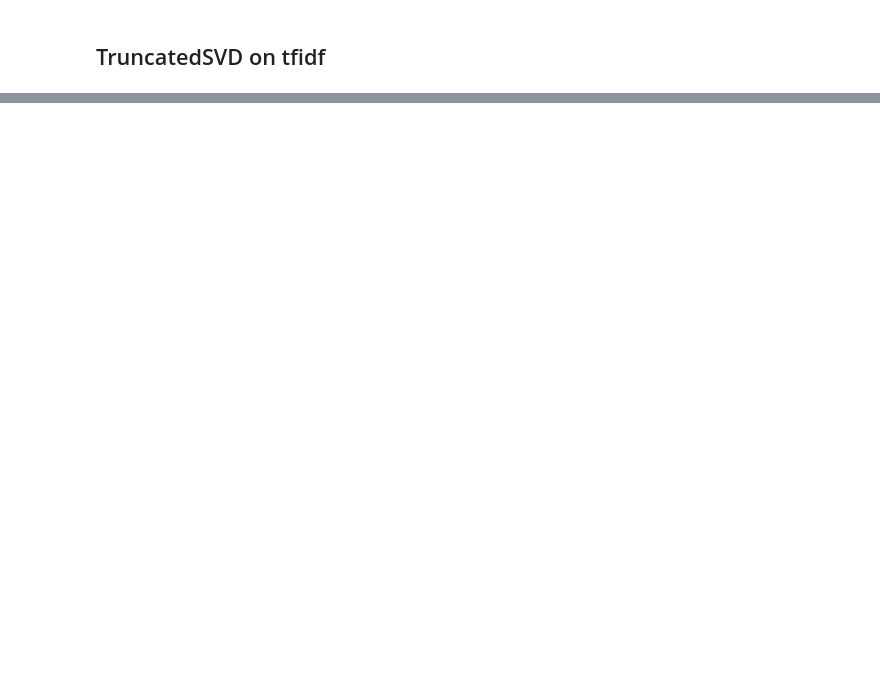
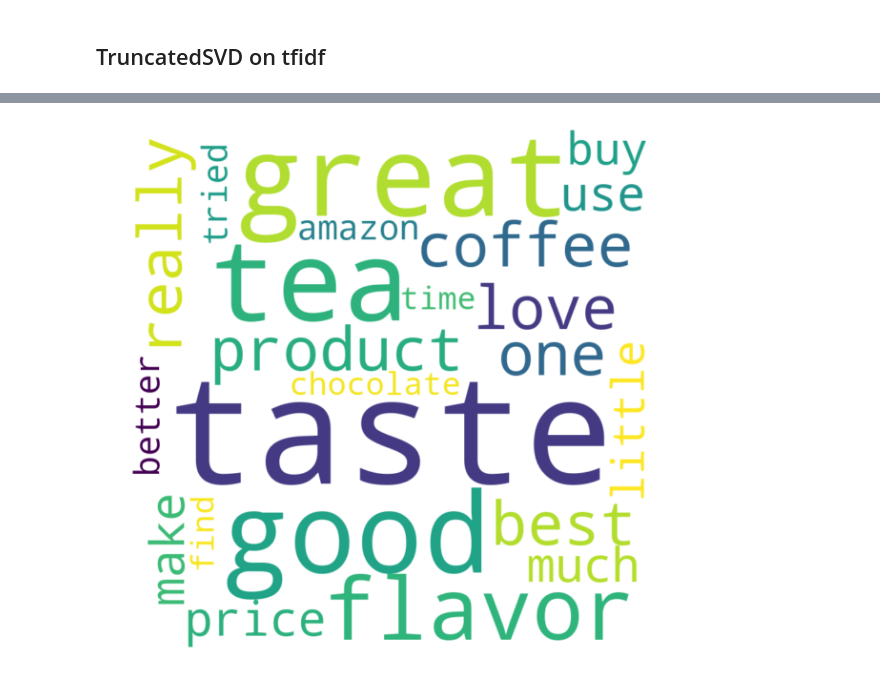
Before and after one commit to rajendrac3/Machine-Learning, a Jupyter notebook: Apply Truncated SVD on Amazon reviews data set/Apply Truncated SVD on Amazon reviews data set.ipynb, the cells around one changed output, grey strips where cells are left out. Cells and saved outputs as stored; diff of their text form; code cells hidden in the pictures; blank space fills up the shorter version.

```diff
--- a/Apply Truncated SVD on Amazon reviews data set/Apply Truncated SVD on Amazon reviews data set.ipynb
+++ b/Apply Truncated SVD on Amazon reviews data set/Apply Truncated SVD on Amazon reviews data set.ipynb
@@ -687,0 +555,8 @@ cluster 7 represents tea related information eg. tea, green, tasty<br/>
+# %%
+plt.figure(figsize=(8,8), facecolor=None)
+plt.imshow(wc2, interpolation='bilinear')
+plt.axis("off")
+plt.tight_layout(pad=0)
+plt.show()
+# %% [output]
+[figure, added]
```
Also changed, not shown: parts of 64 cells of this notebook, 3 other files.
